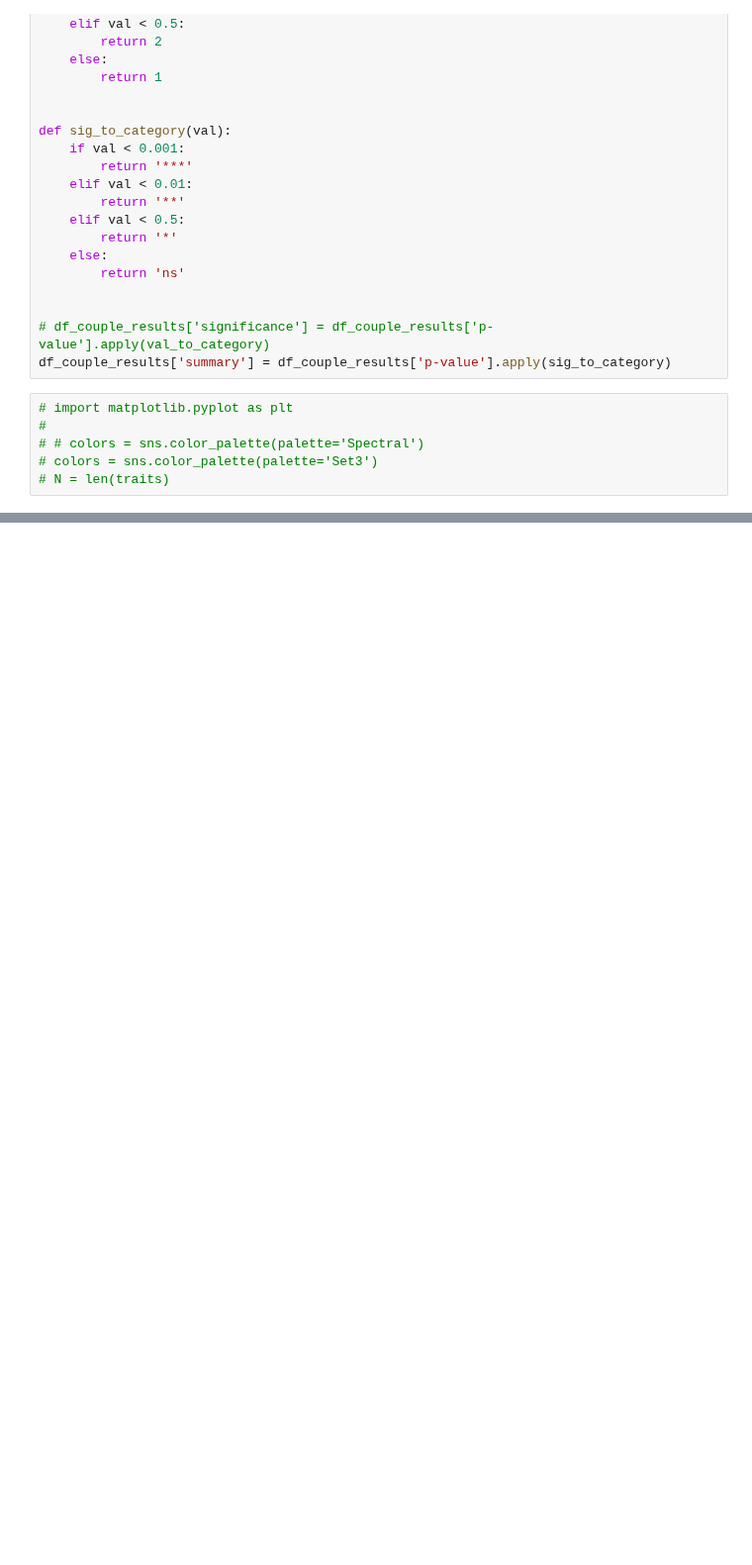
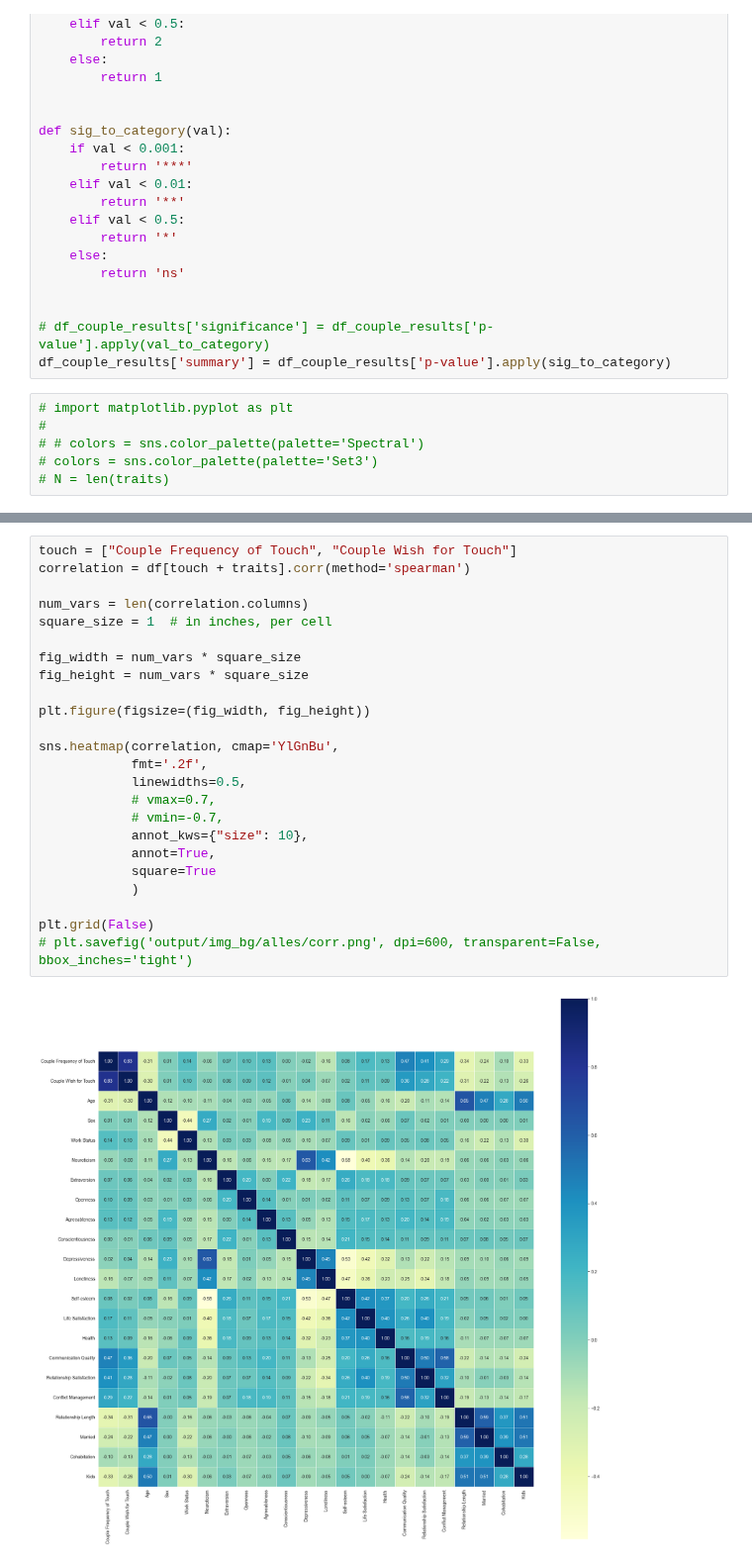
Before and after one commit to EdgardoCS/touchCouples, a Jupyter notebook: plot_test.ipynb, the cells around one changed output, grey strips where cells are left out. Shown at 99% size. Cells and saved outputs as stored; diff of their text form; blank space fills up the shorter version.

```diff
--- a/plot_test.ipynb
+++ b/plot_test.ipynb
@@ -252,0 +246,26 @@ df_couple_results['summary'] = df_couple_results['p-value'].apply(sig_to_categor
+# %%
+touch = ["Couple Frequency of Touch", "Couple Wish for Touch"]
+correlation = df[touch + traits].corr(method='spearman')
+
+num_vars = len(correlation.columns)
+square_size = 1  # in inches, per cell
+
+fig_width = num_vars * square_size
+fig_height = num_vars * square_size
+
+plt.figure(figsize=(fig_width, fig_height))
+
+sns.heatmap(correlation, cmap='YlGnBu',
+            fmt='.2f',
+            linewidths=0.5,
+            # vmax=0.7,
+            # vmin=-0.7,
+            annot_kws={"size": 10},
+            annot=True,
+            square=True
+            )
+
+plt.grid(False)
+# plt.savefig('output/img_bg/alles/corr.png', dpi=600, transparent=False, bbox_inches='tight')
+# %% [output]
+[figure, added]
```
Also changed, not shown: parts of 6 cells of this notebook, 12 other files.
